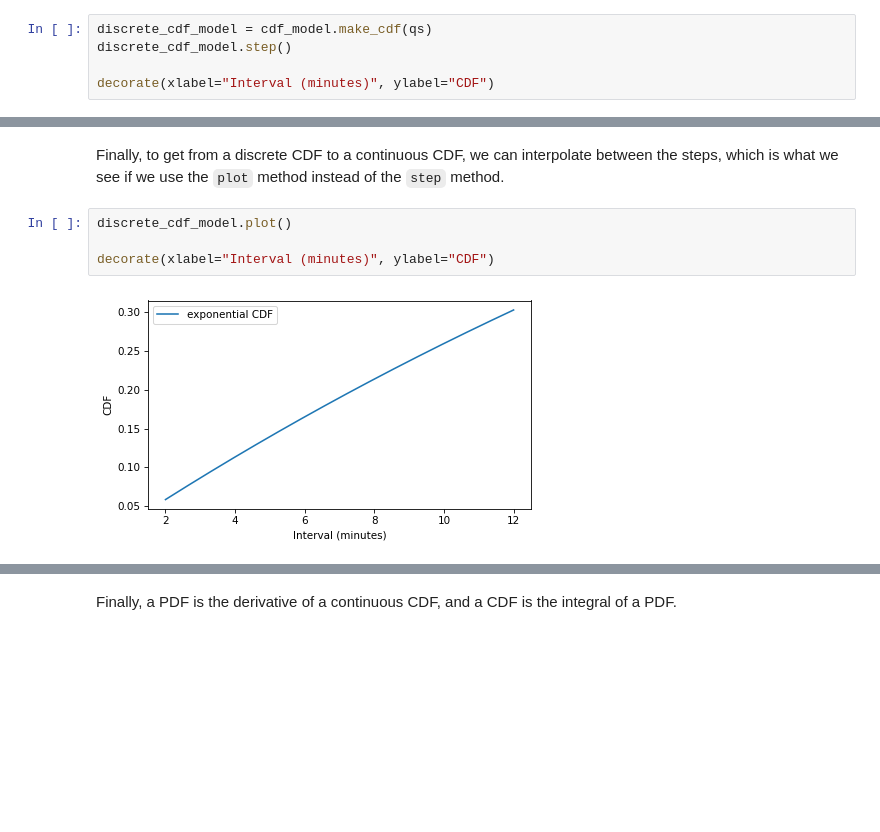
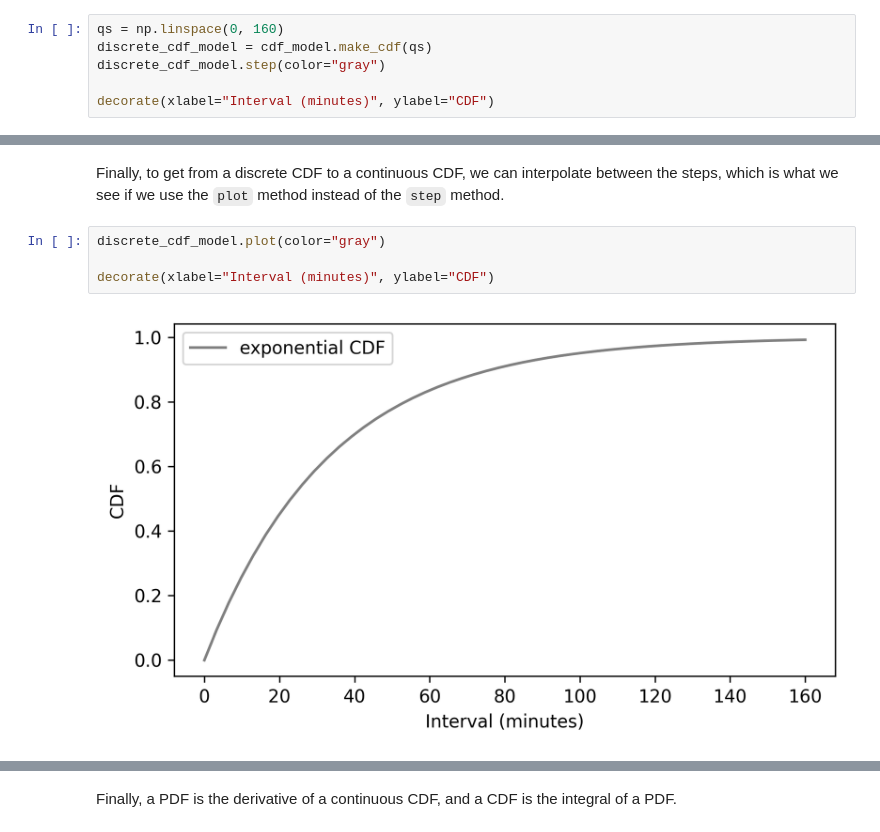
Before and after one commit to Mu-L/ThinkStats, a Jupyter notebook: soln/chap06.ipynb, the cells around one changed output, grey strips where cells are left out. Drawn from its saved outputs; the diff is of its cells as text; blank space fills up the shorter version.

```diff
--- a/soln/chap06.ipynb
+++ b/soln/chap06.ipynb
@@ -719,8 +600,9 @@ The exponential model fits the CDF of the data well.
 # %% [markdown]
 Given an `ExponentialCdf`, we can use `make_cdf` to **discretize** the CDF -- that is, to make a discrete approximation by evaluating the CDF at a sequence of equally spaced quantities.
 # %%
+qs = np.linspace(0, 160)
 discrete_cdf_model = cdf_model.make_cdf(qs)
-discrete_cdf_model.step()
+discrete_cdf_model.step(color="gray")
 
 decorate(xlabel="Interval (minutes)", ylabel="CDF")
 # %% [output]
@@ -729,8 +610,8 @@ decorate(xlabel="Interval (minutes)", ylabel="CDF")
 # %% [markdown]
 Finally, to get from a discrete CDF to a continuous CDF, we can interpolate between the steps, which is what we see if we use the `plot` method instead of the `step` method.
 # %%
-discrete_cdf_model.plot()
+discrete_cdf_model.plot(color="gray")
 
 decorate(xlabel="Interval (minutes)", ylabel="CDF")
 # %% [output]
-[figure, old version]
+[figure, new version]
```
Also changed, not shown: parts of 86 cells of this notebook, 12 other files.
